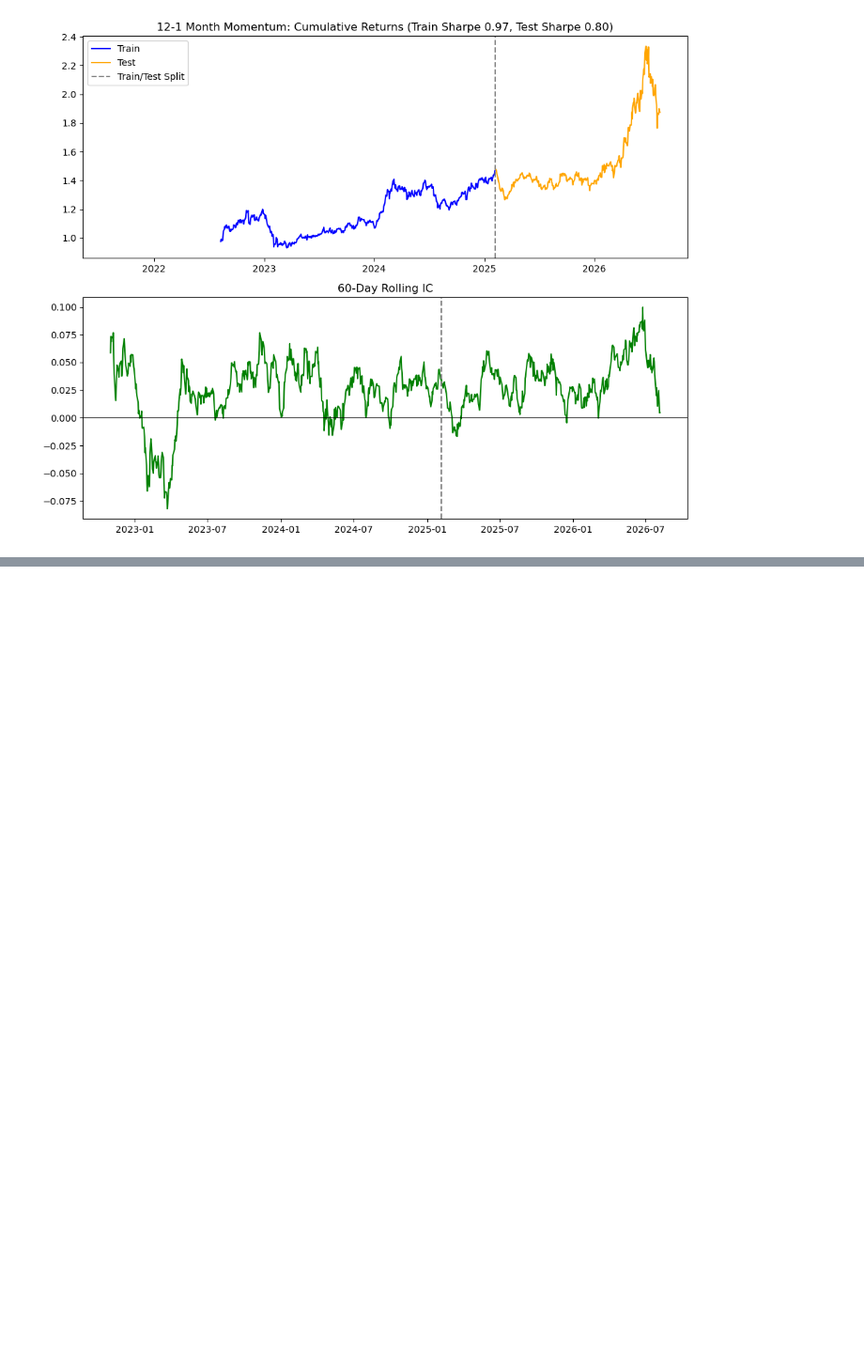
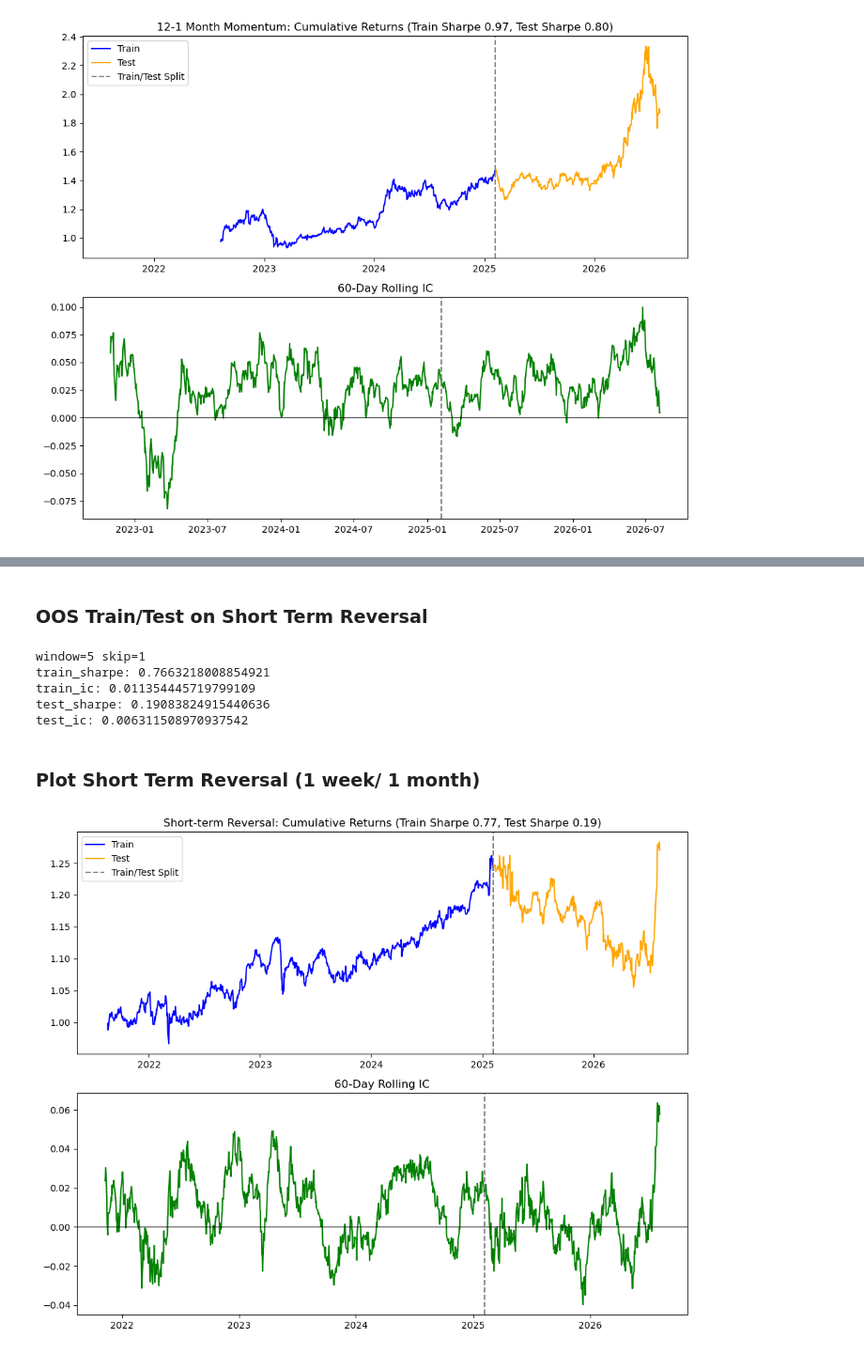
Before and after one commit to aksharabhardwaj766-commits/Quant-Alpha-Research, a Jupyter notebook: main.ipynb, the cells around one changed output, grey strips where cells are left out. Shown at 94% size. Drawn from its saved outputs; the diff is of its cells as text; code cells hidden in the pictures; blank space fills up the shorter version.

Commit message:
Add short-term reversal alpha (1wk/1mo) with skip-day variants

```diff
--- a/main.ipynb
+++ b/main.ipynb
@@ -87,0 +86,20 @@ Test/OOS : Sharpe = 0.8041 | IC mean = 0.0267
+# %%
+def short_term_reversal(close, window=21, skip=0):
+    past_ret = close.pct_change(window, fill_method=None)
+
+    if skip > 0:
+        past_ret = past_ret.shift(skip)
+    signal_str = -past_ret
+    return signal_str
+
+windows = [5, 21]
+skip = [0, 1]
+signal_dict = {}
+
+for w in windows:
+    for s in skip:
+        signal_dict[(w, s)] = short_term_reversal(close, window=w, skip=s)
+# %%
+universe = get_liquidity_universe(close, volume, n_stocks=200, direction='smallest')
+signal_str_subset = signal_dict[(w, s)][universe]
+close_subset = close[universe]
@@ -87,0 +131,26 @@ Test/OOS : Sharpe = 0.8041 | IC mean = 0.0267
+# %% [markdown]
+### OOS Train/Test on Short Term Reversal
+# %%
+signal_5_1 = signal_dict[(5, 1)]
+signal_subset = signal_5_1[universe]
+close_subset = close[universe]
+
+results_5_1 = evaluate_alpha(signal_subset, close_subset, n_stocks=200)
+
+print('window=5', 'skip=1')
+print("train_sharpe:", results_5_1['train_sharpe'])
+print("train_ic:", results_5_1["train_ic"])
+print("test_sharpe:", results_5_1['test_sharpe'])
+print("test_ic:", results_5_1["test_ic"])
+# %% [output]
+window=5 skip=1
+train_sharpe: 0.7663218008854921
+train_ic: 0.011354445719799109
+test_sharpe: 0.19083824915440636
+test_ic: 0.006311508970937542
+# %% [markdown]
+### Plot Short Term Reversal (1 week/ 1 month)
+# %%
+plot_alpha(results_5_1, SPLIT_DATE, "Short-term Reversal")
+# %% [output]
+[figure, added]
```
Also changed, not shown: parts of 5 cells of this notebook.
